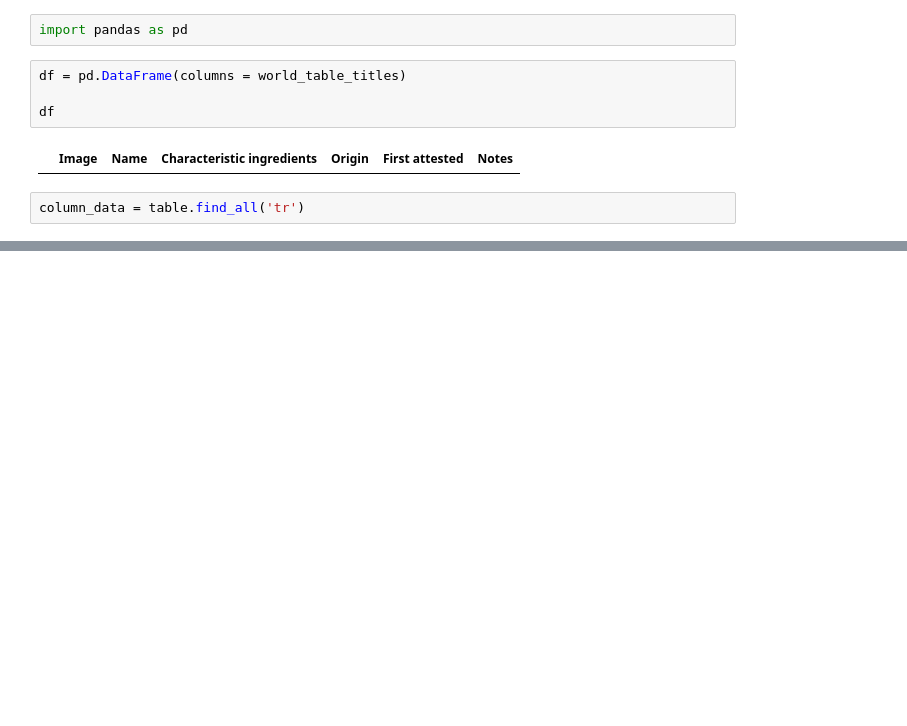
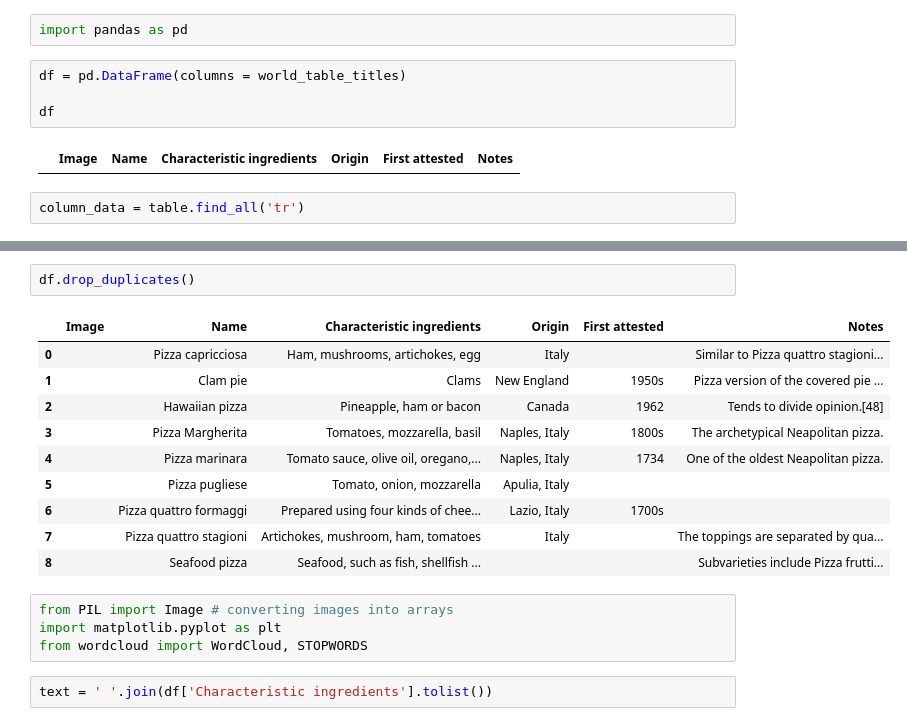
Before and after one commit to Anthonybeginner/pizza_shop_project2., a Jupyter notebook: Project 2 - Pizza Shop.ipynb, the cells around one changed output, grey strips where cells are left out. Drawn from its saved outputs; the diff is of its cells as text; blank space fills up the shorter version.

```diff
--- a/Project 2 - Pizza Shop.ipynb
+++ b/Project 2 - Pizza Shop.ipynb
@@ -186,0 +188,19 @@ df
+# %%
+df.drop_duplicates()
+# %% [output]
+|  | Image | Name | Characteristic ingredients | Origin | First attested | Notes |
+| 0 |  | Pizza capricciosa | Ham, mushrooms, artichokes, egg | Italy |  | Similar to Pizza quattro stagioni... |
+| 1 |  | Clam pie | Clams | New England | 1950s | Pizza version of the covered pie ... |
+| 2 |  | Hawaiian pizza | Pineapple, ham or bacon | Canada | 1962 | Tends to divide opinion.[48] |
+| 3 |  | Pizza Margherita | Tomatoes, mozzarella, basil | Naples, Italy | 1800s | The archetypical Neapolitan pizza. |
+| 4 |  | Pizza marinara | Tomato sauce, olive oil, oregano,... | Naples, Italy | 1734 | One of the oldest Neapolitan pizza. |
+| 5 |  | Pizza pugliese | Tomato, onion, mozzarella | Apulia, Italy |  |  |
+| 6 |  | Pizza quattro formaggi | Prepared using four kinds of chee... | Lazio, Italy | 1700s |  |
+| 7 |  | Pizza quattro stagioni | Artichokes, mushroom, ham, tomatoes | Italy |  | The toppings are separated by qua... |
+| 8 |  | Seafood pizza | Seafood, such as fish, shellfish ... |  |  | Subvarieties include Pizza frutti... |
+# %%
+from PIL import Image # converting images into arrays
+import matplotlib.pyplot as plt
+from wordcloud import WordCloud, STOPWORDS
+# %%
+text = ' '.join(df['Characteristic ingredients'].tolist())
```
Also changed, not shown: parts of 4 cells of this notebook.
